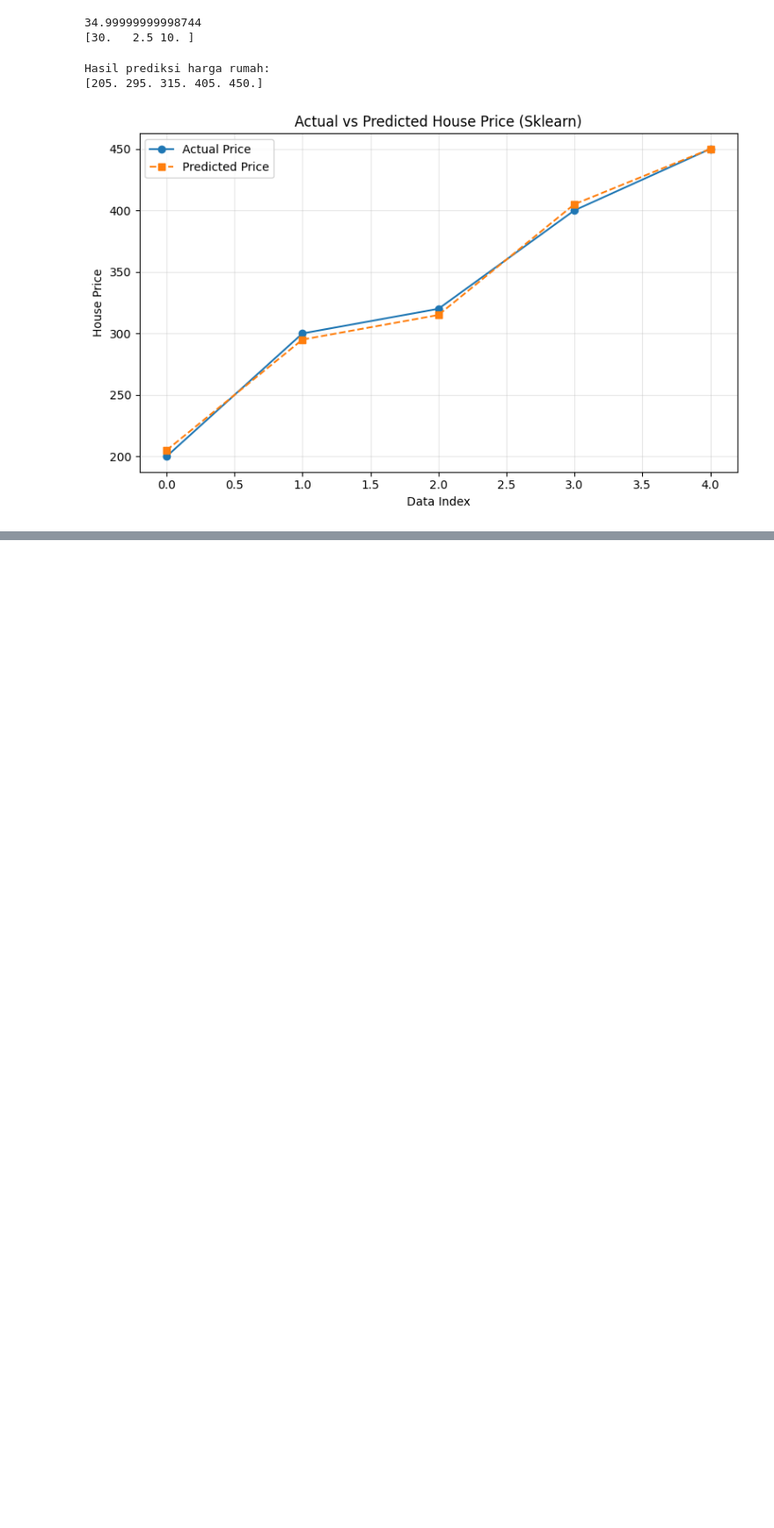
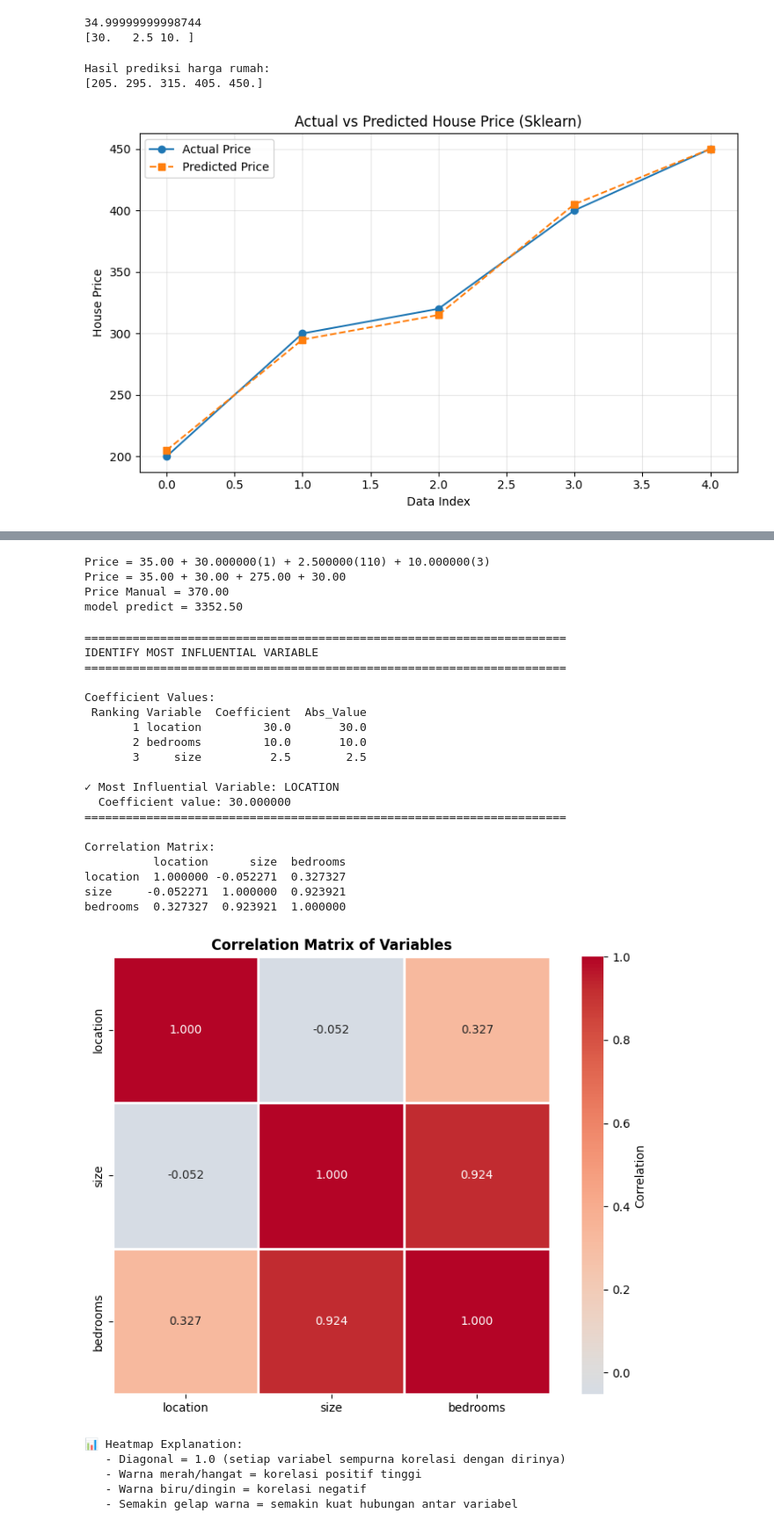
Before and after one commit to jausyan/ML_assignment, a Jupyter notebook: MLR_case.ipynb, the cells around one changed output, grey strips where cells are left out. Shown at 88% size. Cells and saved outputs as stored; diff of their text form; code cells hidden in the pictures; blank space fills up the shorter version.

```diff
--- a/MLR_case.ipynb
+++ b/MLR_case.ipynb
@@ -66,0 +395,78 @@ Hasil prediksi harga rumah:
+# %%
+new_house = [[110, 3, 1]]
+predicted_price = model.predict(new_house)
+
+b0 = model.intercept_
+b1, b2, b3 = model.coef_
+manual_price = b0 + b1*1 + b2*110 + b3*3
+
+print(f"Price = {b0:.2f} + {b1:.6f}(1) + {b2:.6f}(110) + {b3:.6f}(3)")
+print(f"Price = {b0:.2f} + {b1*1:.2f} + {b2*110:.2f} + {b3*3:.2f}")
+print(f"Price Manual = {manual_price:.2f}")
+print(f"model predict = {predicted_price[0]:.2f}")
+# %% [output]
+Price = 35.00 + 30.000000(1) + 2.500000(110) + 10.000000(3)
+Price = 35.00 + 30.00 + 275.00 + 30.00
+Price Manual = 370.00
+model predict = 3352.50
+# %%
+
+import seaborn as sns
+coef_df = pd.DataFrame({
+    'Variable': x.columns,
+    'Coefficient': model.coef_,
+    'Abs_Value': np.abs(model.coef_)
+})
+coef_df = coef_df.sort_values('Abs_Value', ascending=False)
+coef_df['Ranking'] = range(1, len(coef_df) + 1)
+print(coef_df[['Ranking', 'Variable', 'Coefficient', 'Abs_Value']].to_string(index=False))
+
+most_influential = coef_df.iloc[0]['Variable']
+print(f"\nMost Influential Variable: {most_influential.upper()}")
+print(f"  Coefficient value: {coef_df.iloc[0]['Coefficient']:.6f}")
+print("="*70)
+
+# Basic Correlation Heatmap
+print("\nCorrelation Matrix:")
+correlation_matrix = x.corr()
+print(correlation_matrix)
+
+# Visualization: Simple Correlation Heatmap
+plt.figure(figsize=(8, 6))
+sns.heatmap(correlation_matrix, annot=True, fmt='.3f', cmap='coolwarm',
+            center=0, square=True, linewidths=1, cbar_kws={'label': 'Correlation'})
+plt.title('Correlation Matrix of Variables', fontweight='bold', fontsize=12)
+plt.tight_layout()
+plt.show()
+
+print("\n Heatmap Explanation:")
+print("   - Diagonal = 1.0 (setiap variabel sempurna korelasi dengan dirinya)")
+print("   - Warna merah/hangat = korelasi positif tinggi")
+print("   - Warna biru/dingin = korelasi negatif")
+print("   - Semakin gelap warna = semakin kuat hubungan antar variabel")
+# %% [output]
+======================================================================
+IDENTIFY MOST INFLUENTIAL VARIABLE
+======================================================================
+
+Coefficient Values:
+ Ranking Variable  Coefficient  Abs_Value
+       1 location         30.0       30.0
+       2 bedrooms         10.0       10.0
+       3     size          2.5        2.5
+
+✓ Most Influential Variable: LOCATION
+  Coefficient value: 30.000000
+======================================================================
+
+Correlation Matrix:
+          location      size  bedrooms
+location  1.000000 -0.052271  0.327327
+size     -0.052271  1.000000  0.923921
+bedrooms  0.327327  0.923921  1.000000
+[figure, added]
+📊 Heatmap Explanation:
+   - Diagonal = 1.0 (setiap variabel sempurna korelasi dengan dirinya)
+   - Warna merah/hangat = korelasi positif tinggi
+   - Warna biru/dingin = korelasi negatif
+   - Semakin gelap warna = semakin kuat hubungan antar variabel
```
Also changed, not shown: parts of 17 cells of this notebook, 1 other file.
